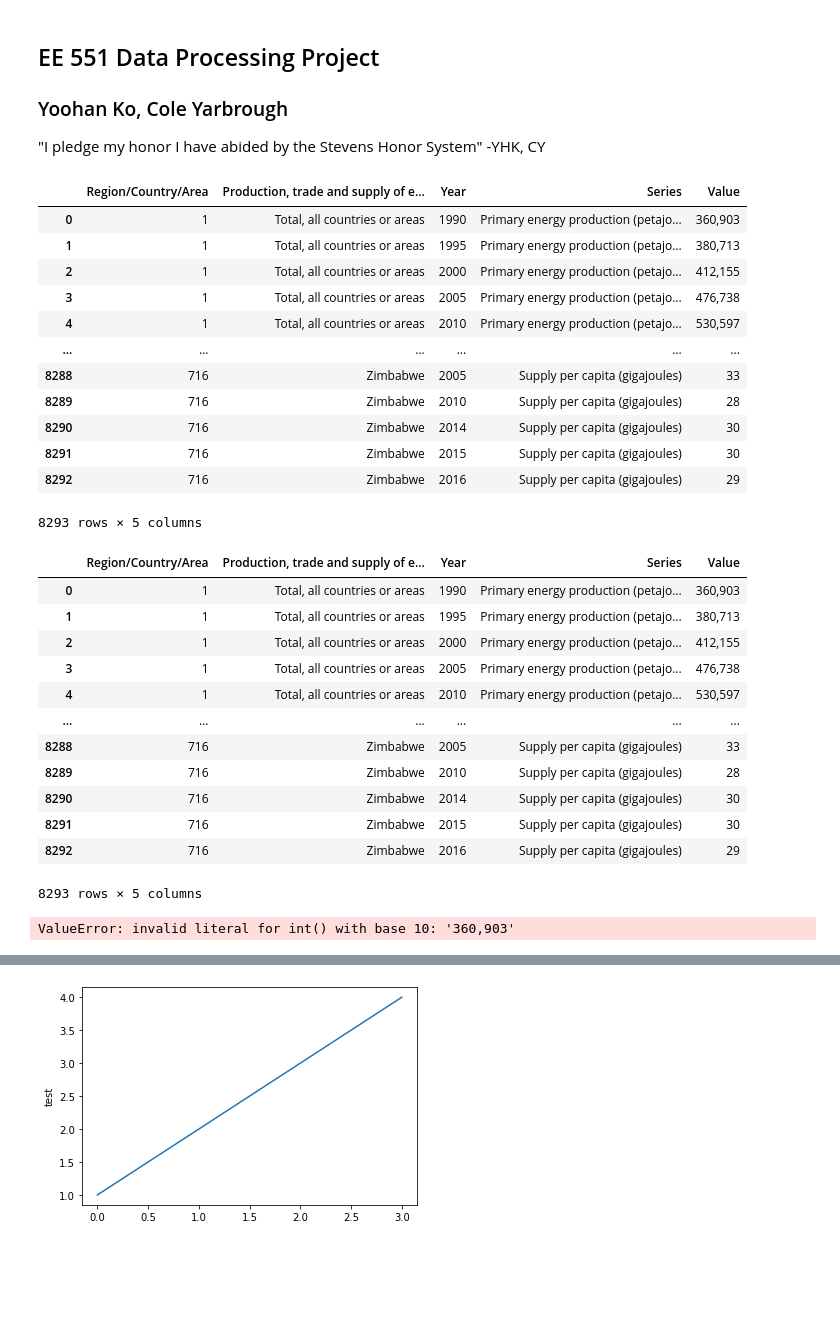
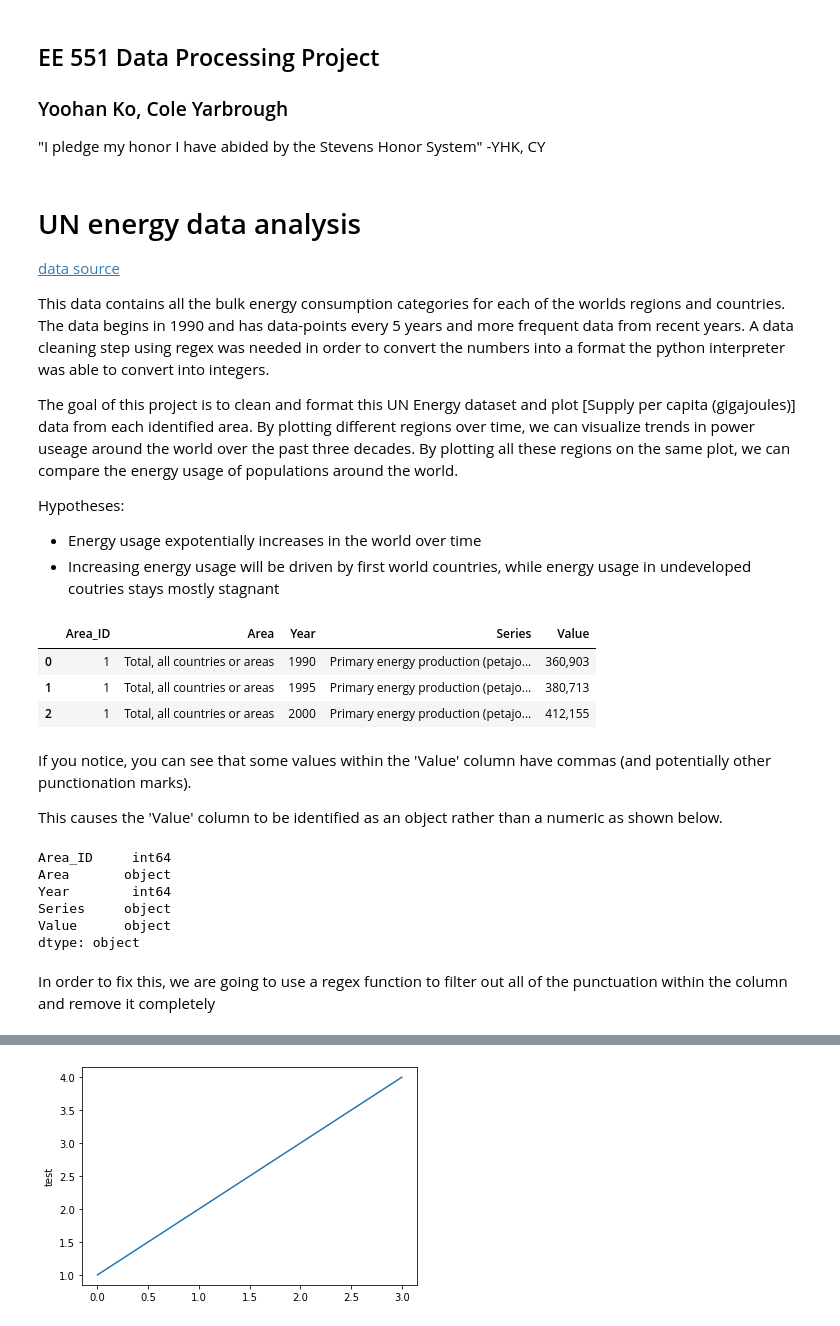
Before and after one commit to yoohanko98/EE551-data-processing-project, a Jupyter notebook: EE551-data-processing-project.ipynb, the cells around one changed output, grey strips where cells are left out. Cells and saved outputs as stored; diff of their text form; code cells hidden in the pictures; blank space fills up the shorter version.

Commit message:
Add context for project, use regex to clean data, plot world data

```diff
--- a/EE551-data-processing-project.ipynb
+++ b/EE551-data-processing-project.ipynb
@@ -2,6 +2,17 @@
 ## EE 551 Data Processing Project
 ### Yoohan Ko, Cole Yarbrough
 "I pledge my honor I have abided by the Stevens Honor System" -YHK, CY
+# %% [markdown]
+# UN energy data analysis
+[data source](http://data.un.org/_Docs/SYB/CSV/SYB62_263_201904_Production,%20Trade%20and%20Supply%20of%20Energy.csv)
+
+This data contains all the bulk energy consumption categories for each of the worlds regions and countries. The data begins in 1990 and has data-points every 5 years and more frequent data from recent years. A data cleaning step using regex was needed in order to convert the numbers into a format the python interpreter was able to convert into integers.
+
+The goal of this project is to clean and format this UN Energy dataset and plot [Supply per capita (gigajoules)] data from each identified area. By plotting different regions over time, we can visualize trends in power useage around the world over the past three decades. By plotting all these regions on the same plot, we can compare the energy usage of populations around the world.
+
+Hypotheses:
+- Energy usage expotentially increases in the world over time
+- Increasing energy usage will be driven by first world countries, while energy usage in undeveloped coutries stays mostly stagnant
 # %%
 # import necessary packages
 import pandas as pd
@@ -9,45 +20,30 @@ import numpy as np
 import csv
 import matplotlib.pyplot as plt
 # %%
-# import data
-df = pd.read_csv("energy2.csv",
+# dataset was first opened in Excel, then saved in UTF-8 format to be able to be imported
+
+# import dataset into pandas dataframe
+df = pd.read_csv("energy.csv",
                  usecols=['Region/Country/Area', 'Production, trade and supply of energy', 'Year', 'Series', 'Value'])
-
-# df.columns = ['Area_ID', 'Name', 'Year', 'Series', 'Value']
-df
+df.rename(columns={'Region/Country/Area':'Area_ID', 'Production, trade and supply of energy':'Area'}, inplace=True)
+df.head(3)
 # %% [output]
-|  | Region/Country/Area | Production, trade and supply of e... | Year | Series | Value |
+|  | Area_ID | Area | Year | Series | Value |
 | 0 | 1 | Total, all countries or areas | 1990 | Primary energy production (petajo... | 360,903 |
 | 1 | 1 | Total, all countries or areas | 1995 | Primary energy production (petajo... | 380,713 |
 | 2 | 1 | Total, all countries or areas | 2000 | Primary energy production (petajo... | 412,155 |
-| 3 | 1 | Total, all countries or areas | 2005 | Primary energy production (petajo... | 476,738 |
-| 4 | 1 | Total, all countries or areas | 2010 | Primary energy production (petajo... | 530,597 |
-| ... | ... | ... | ... | ... | ... |
-| 8288 | 716 | Zimbabwe | 2005 | Supply per capita (gigajoules) | 33 |
-| 8289 | 716 | Zimbabwe | 2010 | Supply per capita (gigajoules) | 28 |
-| 8290 | 716 | Zimbabwe | 2014 | Supply per capita (gigajoules) | 30 |
-| 8291 | 716 | Zimbabwe | 2015 | Supply per capita (gigajoules) | 30 |
-| 8292 | 716 | Zimbabwe | 2016 | Supply per capita (gigajoules) | 29 |
-8293 rows × 5 columns
+# %% [markdown]
+If you notice, you can see that some values within the 'Value' column have commas (and potentially other punctionation marks).
+
+This causes the 'Value' column to be identified as an object rather than a numeric as shown below.
 # %%
-df
+df.dtypes
 # %% [output]
-|  | Region/Country/Area | Production, trade and supply of e... | Year | Series | Value |
-| 0 | 1 | Total, all countries or areas | 1990 | Primary energy production (petajo... | 360,903 |
-| 1 | 1 | Total, all countries or areas | 1995 | Primary energy production (petajo... | 380,713 |
-| 2 | 1 | Total, all countries or areas | 2000 | Primary energy production (petajo... | 412,155 |
-| 3 | 1 | Total, all countries or areas | 2005 | Primary energy production (petajo... | 476,738 |
-| 4 | 1 | Total, all countries or areas | 2010 | Primary energy production (petajo... | 530,597 |
-| ... | ... | ... | ... | ... | ... |
-| 8288 | 716 | Zimbabwe | 2005 | Supply per capita (gigajoules) | 33 |
-| 8289 | 716 | Zimbabwe | 2010 | Supply per capita (gigajoules) | 28 |
-| 8290 | 716 | Zimbabwe | 2014 | Supply per capita (gigajoules) | 30 |
-| 8291 | 716 | Zimbabwe | 2015 | Supply per capita (gigajoules) | 30 |
-| 8292 | 716 | Zimbabwe | 2016 | Supply per capita (gigajoules) | 29 |
-8293 rows × 5 columns
+Area_ID     int64
+Area       object
+Year        int64
+Series     object
+Value      object
+dtype: object
-# %%
-# df['Value'] = pd.to_numeric(df['Value'], errors='coerce')
-df = df.astype({'Value': int})
-df.dtypes
-# %% [output]
-ValueError: invalid literal for int() with base 10: '360,903'
+# %% [markdown]
+In order to fix this, we are going to use a regex function to filter out all of the punctuation within the column and remove it completely
```
Also changed, not shown: parts of 9 cells of this notebook, 2 other files.
